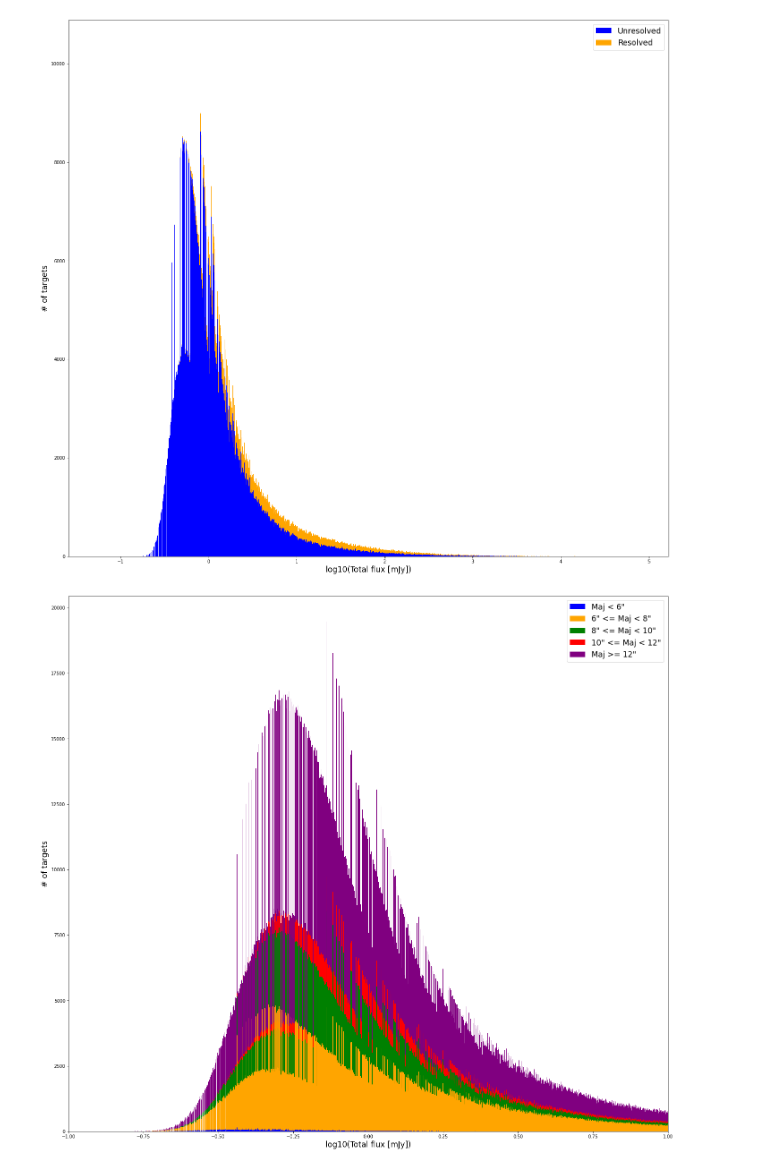
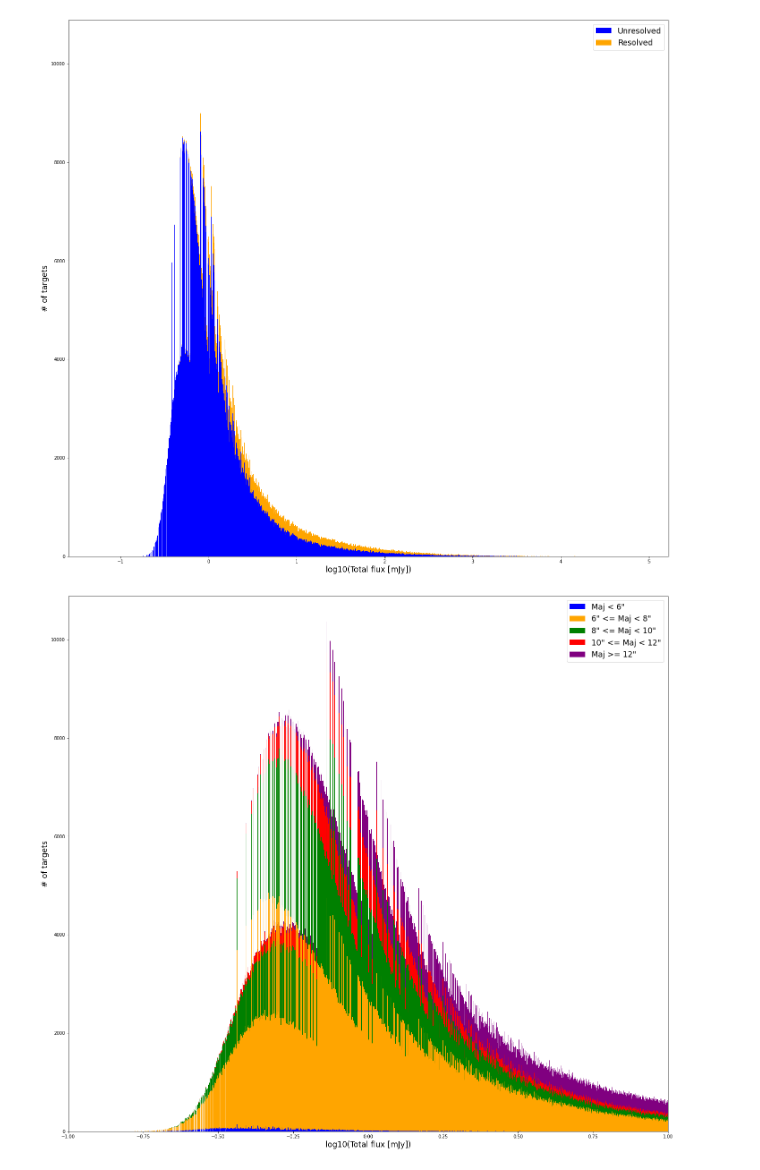
Before and after one commit to ADnothing/M1_Internship, a Jupyter notebook: Catalog_analysis.ipynb, the cells around one changed output. Cells and saved outputs as stored; diff of their text form; code cells hidden in the pictures.

```diff
--- a/Catalog_analysis.ipynb
+++ b/Catalog_analysis.ipynb
@@ -502,7 +488,7 @@ ILTJ112128.45+472627.2 : 7.20, 6.71
 
 ILTJ112132.46+475911.9 : 7.41, 6.99
 # %%
-bins = np.linspace(np.log10(Total_flux).min(), np.log10(Total_flux).max(), nbins2)
+bins = np.linspace(np.log10(Total_flux).min(), np.log10(Total_flux).max(), 5000)
 # %%
 plt.figure(figsize=(24,22))
 plt.hist([np.log10(Total_flux[S_Code=='S']), np.log10(Total_flux[S_Code=='M'])],
@@ -542,14 +530,14 @@ plt.show()
 # %%
 plt.figure(figsize=(24,22))
 plt.hist([np.log10(Total_flux[Maj<6]), np.log10(Total_flux[np.logical_and(Maj>=6, Maj<8)]),
          np.log10(Total_flux[np.logical_and(Maj>=8, Maj<10)]), np.log10(Total_flux[np.logical_and(Maj>=10, Maj<12)]),
-         np.log10(Total_flux[Maj<12])], bins=bins, color=["blue", "orange", "green", "red", "purple"],
+         np.log10(Total_flux[Maj>=12])], bins=bins, color=["blue", "orange", "green", "red", "purple"],
          label=['Maj < 6"', '6" <= Maj < 8"', '8" <= Maj < 10"', '10" <= Maj < 12"', 'Maj >= 12"'],
         histtype = 'barstacked')
 plt.xlabel("log10(Total flux [mJy])", size='xx-large')
 plt.ylabel("# of targets", size='xx-large')
 plt.legend(fontsize="xx-large")
 plt.xlim((-1,1))
 plt.show()
 # %% [output]
-[figure, old version]
+[figure, new version]
```
Also changed, not shown: parts of 7 cells of this notebook.
